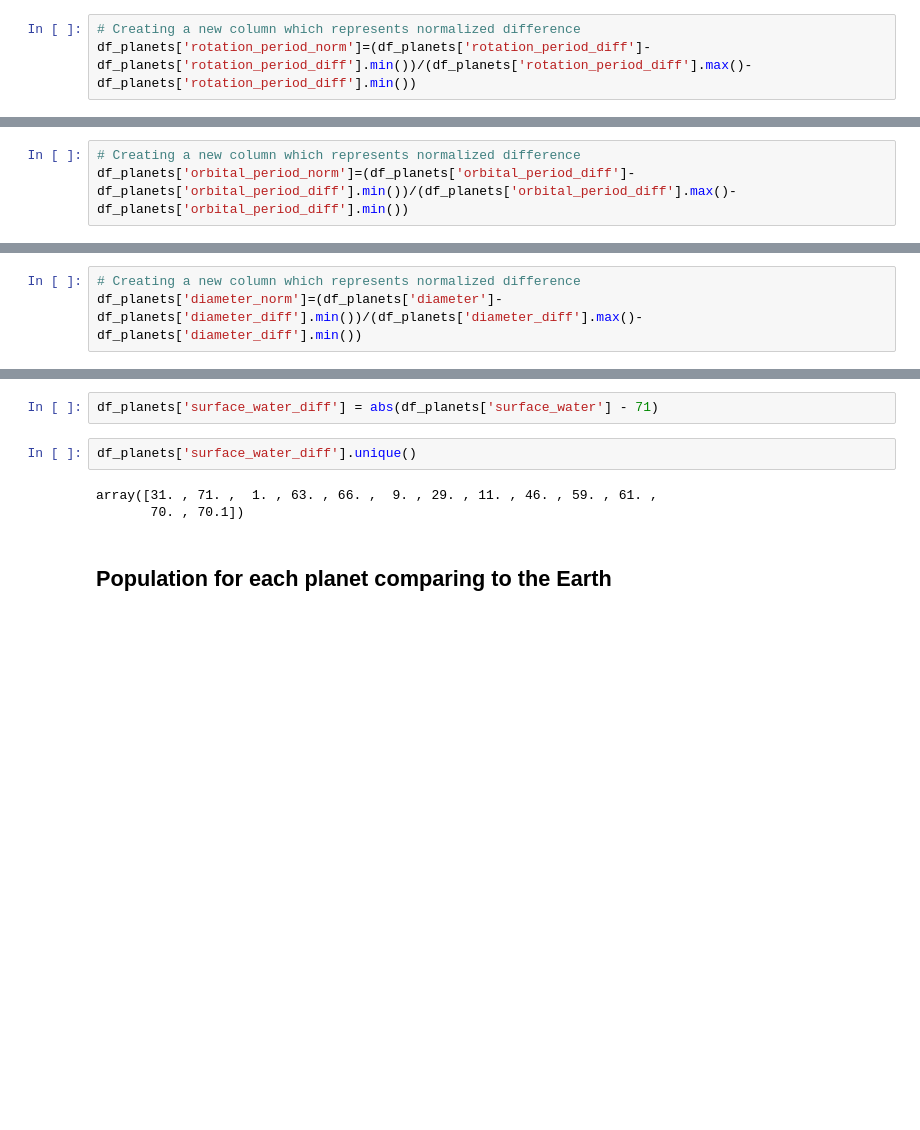
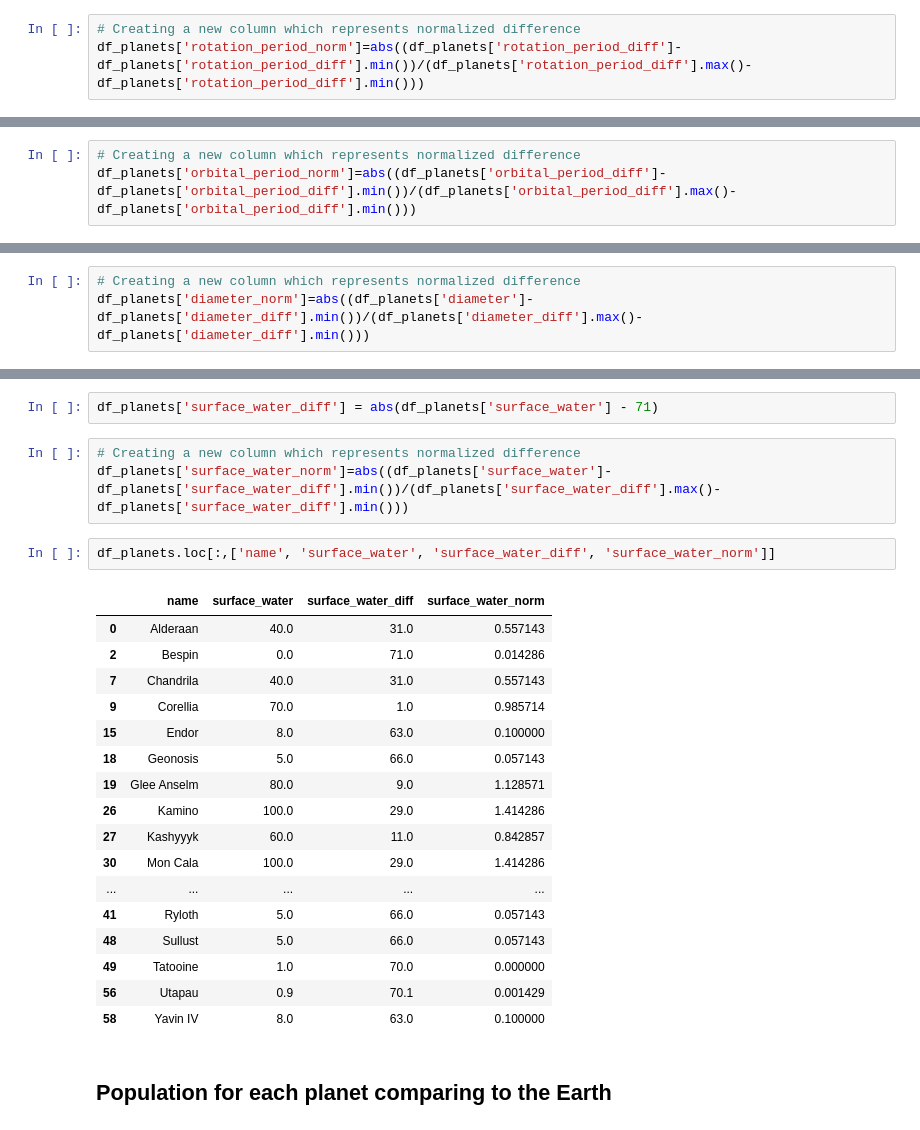
Before and after one commit to veliona/ministryofdata, a Jupyter notebook: star-wars-analysis.ipynb, the cells around one changed output, grey strips where cells are left out. Cells and saved outputs as stored; diff of their text form; blank space fills up the shorter version.

```diff
--- a/star-wars-analysis.ipynb
+++ b/star-wars-analysis.ipynb
@@ -220,7 +230,7 @@ df_planets.head()
 | 15 | Endor | 18.0 | 402.0 | 4900.0 | temperate | 0.85 standard | forests, mountains, lakes | 8.0 | ... |
 # %%
 # Creating a new column which represents normalized difference
-df_planets['rotation_period_norm']=(df_planets['rotation_period_diff']-df_planets['rotation_period_diff'].min())/(df_planets['rotation_period_diff'].max()-df_planets['rotation_period_diff'].min())
+df_planets['rotation_period_norm']=abs((df_planets['rotation_period_diff']-df_planets['rotation_period_diff'].min())/(df_planets['rotation_period_diff'].max()-df_planets['rotation_period_diff'].min()))
 # %%
 df_planets.loc[:,['name','rotation_period', 'rotation_period_diff','rotation_period_norm']].head(20)
 # %% [output]
@@ -278,7 +288,7 @@ df_planets.head()
 | 15 | Endor | 18.0 | 402.0 | 4900.0 | temperate | 0.85 standard | forests, mountains, lakes | 8.0 | ... |
 # %%
 # Creating a new column which represents normalized difference
-df_planets['orbital_period_norm']=(df_planets['orbital_period_diff']-df_planets['orbital_period_diff'].min())/(df_planets['orbital_period_diff'].max()-df_planets['orbital_period_diff'].min())
+df_planets['orbital_period_norm']=abs((df_planets['orbital_period_diff']-df_planets['orbital_period_diff'].min())/(df_planets['orbital_period_diff'].max()-df_planets['orbital_period_diff'].min()))
 # %%
 df_planets.loc[:,['name','orbital_period','orbital_period_diff','orbital_period_norm']]
 # %% [output]
@@ -366,7 +369,7 @@ array([2.42000e+02, 1.05258e+05, 7.58000e+02, 1.74200e+03, 7.84200e+03,
        2.54200e+03])
 # %%
 # Creating a new column which represents normalized difference
-df_planets['diameter_norm']=(df_planets['diameter']-df_planets['diameter_diff'].min())/(df_planets['diameter_diff'].max()-df_planets['diameter_diff'].min())
+df_planets['diameter_norm']=abs((df_planets['diameter']-df_planets['diameter_diff'].min())/(df_planets['diameter_diff'].max()-df_planets['diameter_diff'].min()))
 # %%
 df_planets.loc[:,['name','diameter','diameter_diff','diameter_norm']]
 # %% [output]
@@ -412,11 +415,29 @@ ax.text(x=18, y=75, s='Water surface of Earth', alpha=0.7, color='black');
 [figure]
 # %%
 df_planets['surface_water_diff'] = abs(df_planets['surface_water'] - 71)
-# %%
-df_planets['surface_water_diff'].unique()
-# %% [output]
-array([31. , 71. ,  1. , 63. , 66. ,  9. , 29. , 11. , 46. , 59. , 61. ,
-       70. , 70.1])
+# %%
+# Creating a new column which represents normalized difference
+df_planets['surface_water_norm']=abs((df_planets['surface_water']-df_planets['surface_water_diff'].min())/(df_planets['surface_water_diff'].max()-df_planets['surface_water_diff'].min()))
+# %%
+df_planets.loc[:,['name', 'surface_water', 'surface_water_diff', 'surface_water_norm']]
+# %% [output]
+|  | name | surface_water | surface_water_diff | surface_water_norm |
+| 0 | Alderaan | 40.0 | 31.0 | 0.557143 |
+| 2 | Bespin | 0.0 | 71.0 | 0.014286 |
+| 7 | Chandrila | 40.0 | 31.0 | 0.557143 |
+| 9 | Corellia | 70.0 | 1.0 | 0.985714 |
+| 15 | Endor | 8.0 | 63.0 | 0.100000 |
+| 18 | Geonosis | 5.0 | 66.0 | 0.057143 |
+| 19 | Glee Anselm | 80.0 | 9.0 | 1.128571 |
+| 26 | Kamino | 100.0 | 29.0 | 1.414286 |
+| 27 | Kashyyyk | 60.0 | 11.0 | 0.842857 |
+| 30 | Mon Cala | 100.0 | 29.0 | 1.414286 |
+| ... | ... | ... | ... | ... |
+| 41 | Ryloth | 5.0 | 66.0 | 0.057143 |
+| 48 | Sullust | 5.0 | 66.0 | 0.057143 |
+| 49 | Tatooine | 1.0 | 70.0 | 0.000000 |
+| 56 | Utapau | 0.9 | 70.1 | 0.001429 |
+| 58 | Yavin IV | 8.0 | 63.0 | 0.100000 |
 # %% [markdown]
 ## Population for each planet comparing to the Earth
 # %%
```
Also changed, not shown: parts of 54 cells of this notebook.
